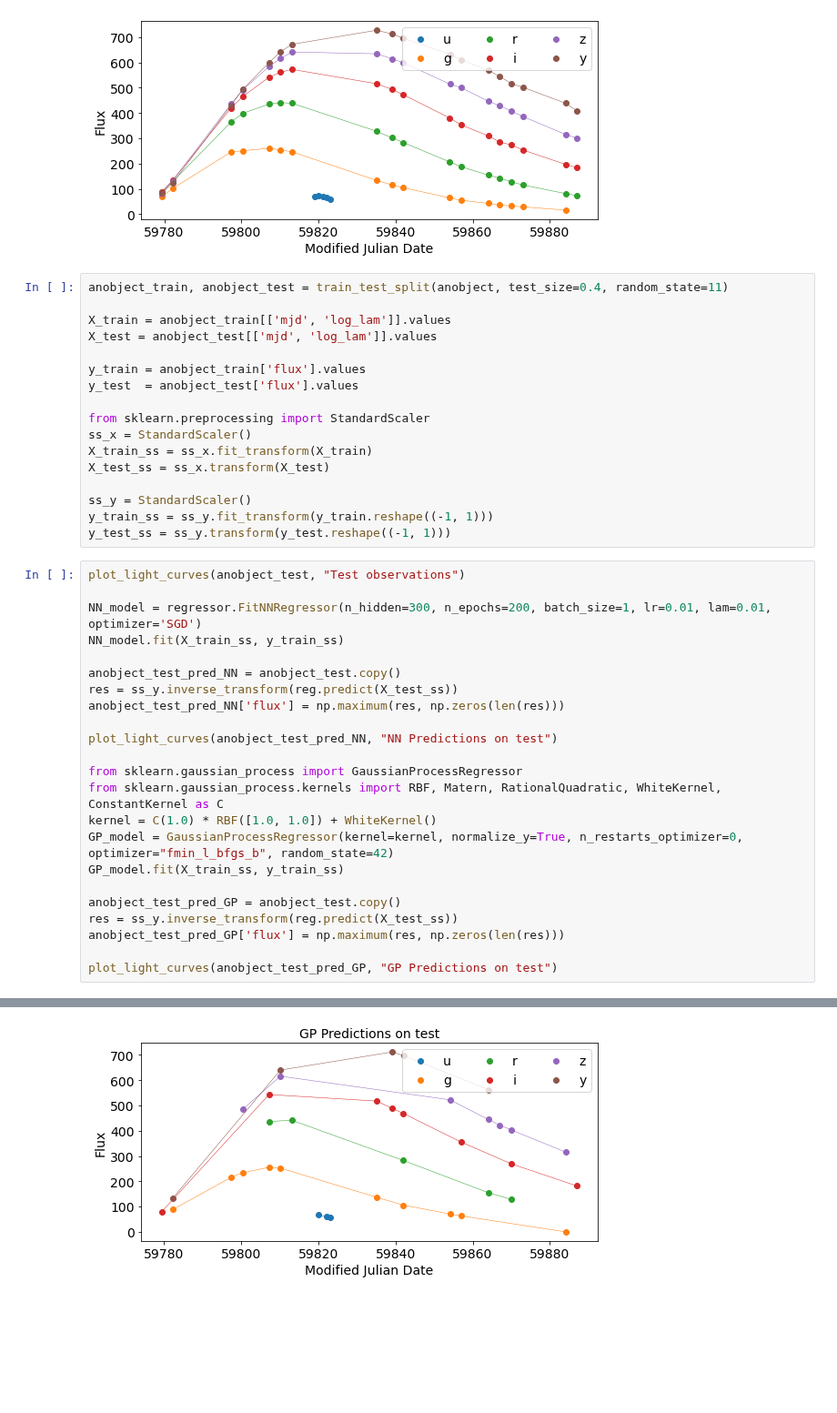
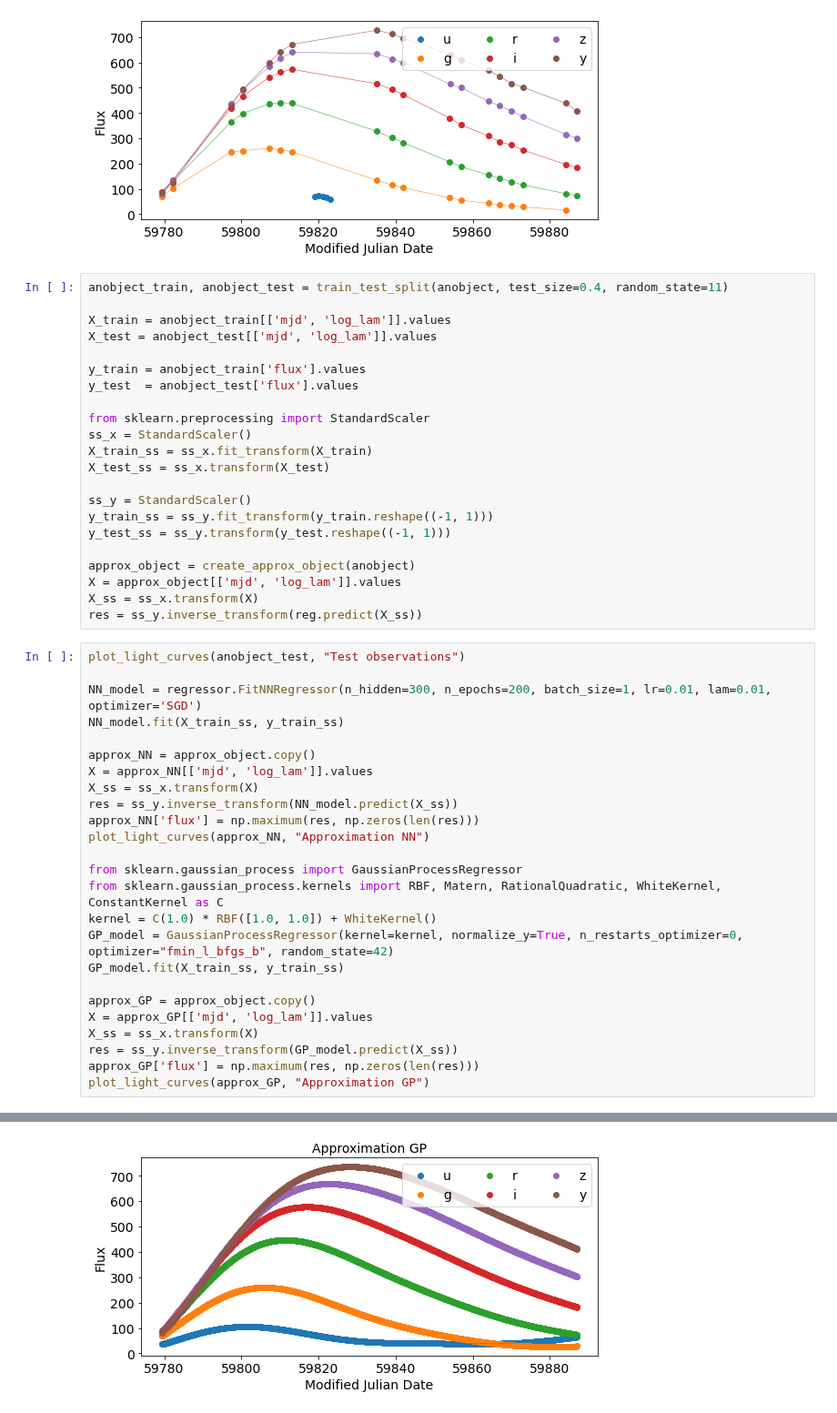
Before and after one commit to HSE-LAMBDA/light_curve_approx, a Jupyter notebook: notebooks/StarterKit.ipynb, the cells around one changed output, grey strips where cells are left out. Shown at 91% size. Drawn from its saved outputs; the diff is of its cells as text; blank space fills up the shorter version.

Commit message:
add approximation pictures for NN & GP models

```diff
--- a/notebooks/StarterKit.ipynb
+++ b/notebooks/StarterKit.ipynb
@@ -339,17 +339,23 @@ X_test_ss = ss_x.transform(X_test)
 ss_y = StandardScaler()
 y_train_ss = ss_y.fit_transform(y_train.reshape((-1, 1)))
 y_test_ss = ss_y.transform(y_test.reshape((-1, 1)))
+
+approx_object = create_approx_object(anobject)
+X = approx_object[['mjd', 'log_lam']].values
+X_ss = ss_x.transform(X)
+res = ss_y.inverse_transform(reg.predict(X_ss))
 # %%
 plot_light_curves(anobject_test, "Test observations")
 
 NN_model = regressor.FitNNRegressor(n_hidden=300, n_epochs=200, batch_size=1, lr=0.01, lam=0.01, optimizer='SGD')
 NN_model.fit(X_train_ss, y_train_ss)
 
-anobject_test_pred_NN = anobject_test.copy()
-res = ss_y.inverse_transform(reg.predict(X_test_ss))
-anobject_test_pred_NN['flux'] = np.maximum(res, np.zeros(len(res)))
-
-plot_light_curves(anobject_test_pred_NN, "NN Predictions on test")
+approx_NN = approx_object.copy()
+X = approx_NN[['mjd', 'log_lam']].values
+X_ss = ss_x.transform(X)
+res = ss_y.inverse_transform(NN_model.predict(X_ss))
+approx_NN['flux'] = np.maximum(res, np.zeros(len(res)))
+plot_light_curves(approx_NN, "Approximation NN")
 
 from sklearn.gaussian_process import GaussianProcessRegressor
 from sklearn.gaussian_process.kernels import RBF, Matern, RationalQuadratic, WhiteKernel, ConstantKernel as C
@@ -357,10 +363,11 @@ kernel = C(1.0) * RBF([1.0, 1.0]) + WhiteKernel()
 GP_model = GaussianProcessRegressor(kernel=kernel, normalize_y=True, n_restarts_optimizer=0, optimizer="fmin_l_bfgs_b", random_state=42)
 GP_model.fit(X_train_ss, y_train_ss)
 
-anobject_test_pred_GP = anobject_test.copy()
-res = ss_y.inverse_transform(reg.predict(X_test_ss))
-anobject_test_pred_GP['flux'] = np.maximum(res, np.zeros(len(res)))
-
-plot_light_curves(anobject_test_pred_GP, "GP Predictions on test")
+approx_GP = approx_object.copy()
+X = approx_GP[['mjd', 'log_lam']].values
+X_ss = ss_x.transform(X)
+res = ss_y.inverse_transform(GP_model.predict(X_ss))
+approx_GP['flux'] = np.maximum(res, np.zeros(len(res)))
+plot_light_curves(approx_GP, "Approximation GP")
 # %% [output]
 [figure]
@@ -368 +375 @@ plot_light_curves(anobject_test_pred_GP, "GP Predictions on test")
-[figure, old version]
+[figure, new version]
```
Also changed, not shown: parts of 1 cell of this notebook.
